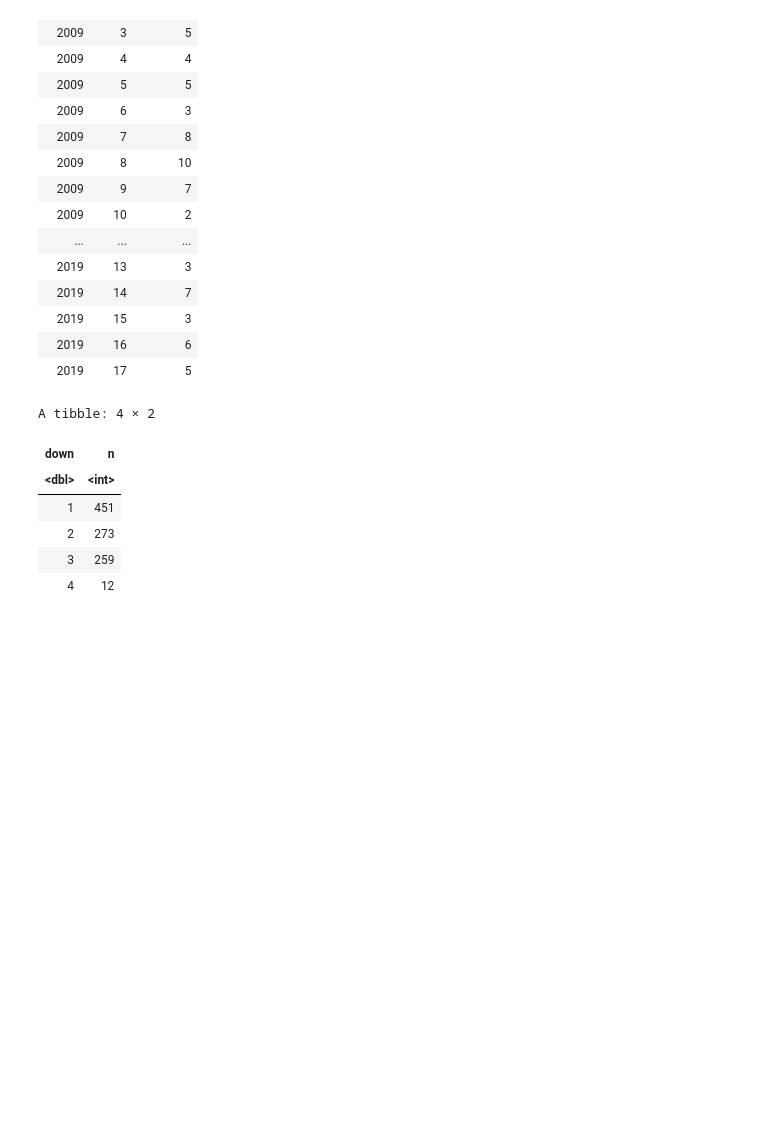
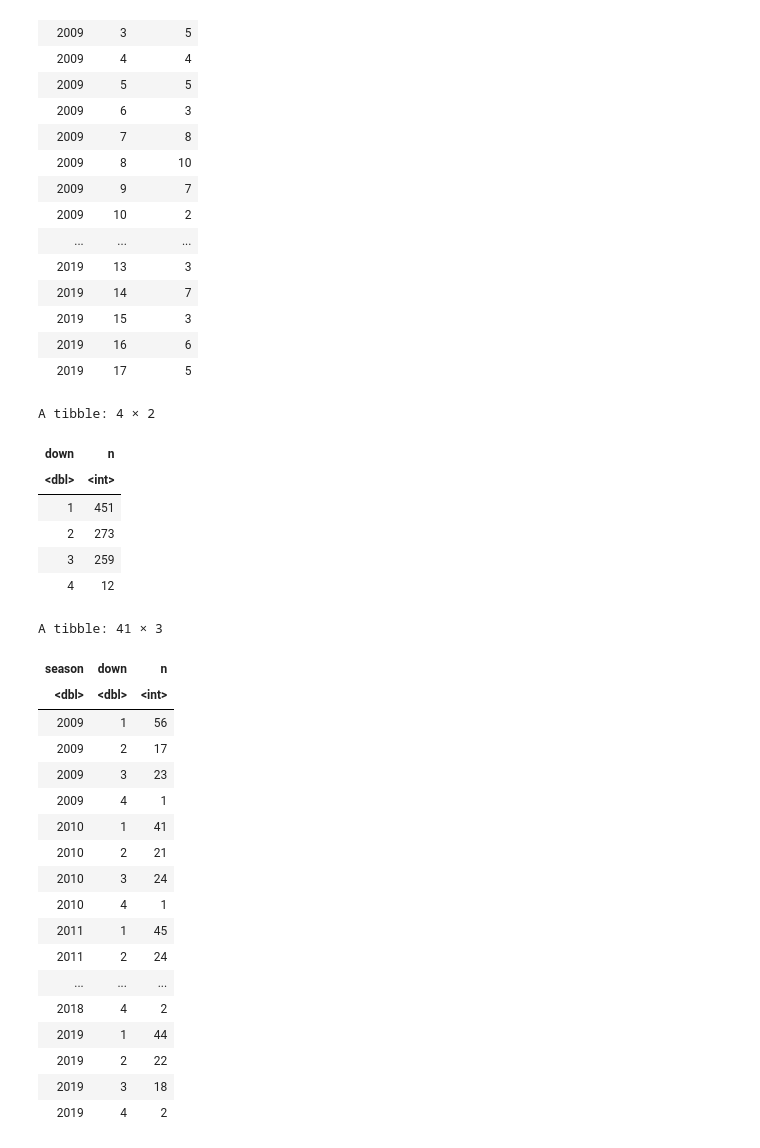
Before and after one commit to rennerm1/NFL-Data-Science-Project, a Jupyter notebook: Untitled6.ipynb, the cells around one changed output. Saved outputs shown, nothing was run; the diff lists cells and outputs as text; code cells hidden in the pictures; blank space fills up the shorter version.

```diff
--- a/Untitled6.ipynb
+++ b/Untitled6.ipynb
@@ -318,3 +326,30 @@ A tibble: 4 × 2
 | 2 | 273 |
 | 3 | 259 |
 | 4 | 12 |
+# %%
+big_plays_season <- pbp_all %>%
+filter(touchdown==1, yards_gained >=50)%>%
+group_by(season, down) %>%
+count(down) %>%
+ungroup()
+big_plays_season
+# %% [output]
+A tibble: 41 × 3
+| season | down | n |
+| <dbl> | <dbl> | <int> |
+| 2009 | 1 | 56 |
+| 2009 | 2 | 17 |
+| 2009 | 3 | 23 |
+| 2009 | 4 | 1 |
+| 2010 | 1 | 41 |
+| 2010 | 2 | 21 |
+| 2010 | 3 | 24 |
+| 2010 | 4 | 1 |
+| 2011 | 1 | 45 |
+| 2011 | 2 | 24 |
+| ... | ... | ... |
+| 2018 | 4 | 2 |
+| 2019 | 1 | 44 |
+| 2019 | 2 | 22 |
+| 2019 | 3 | 18 |
+| 2019 | 4 | 2 |
```
Also changed, not shown: parts of 6 cells of this notebook.
